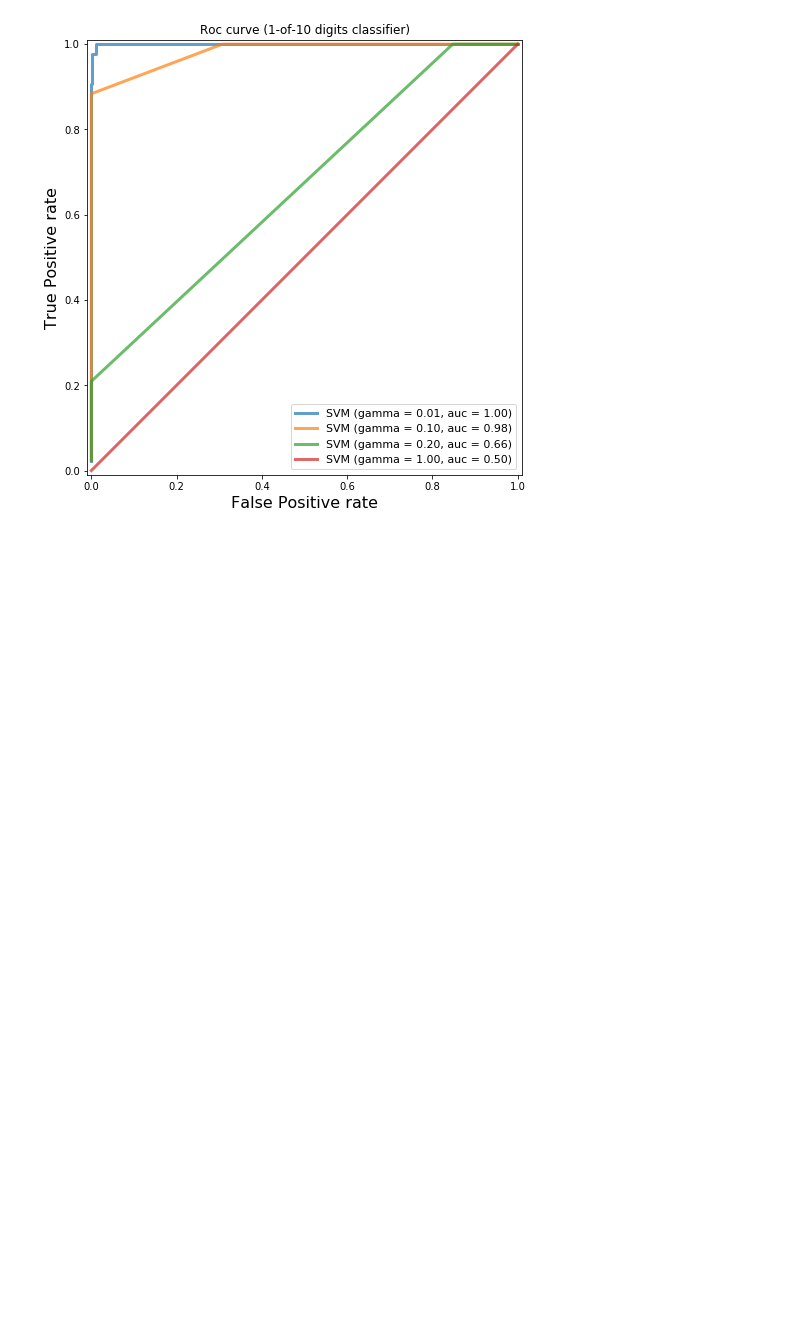
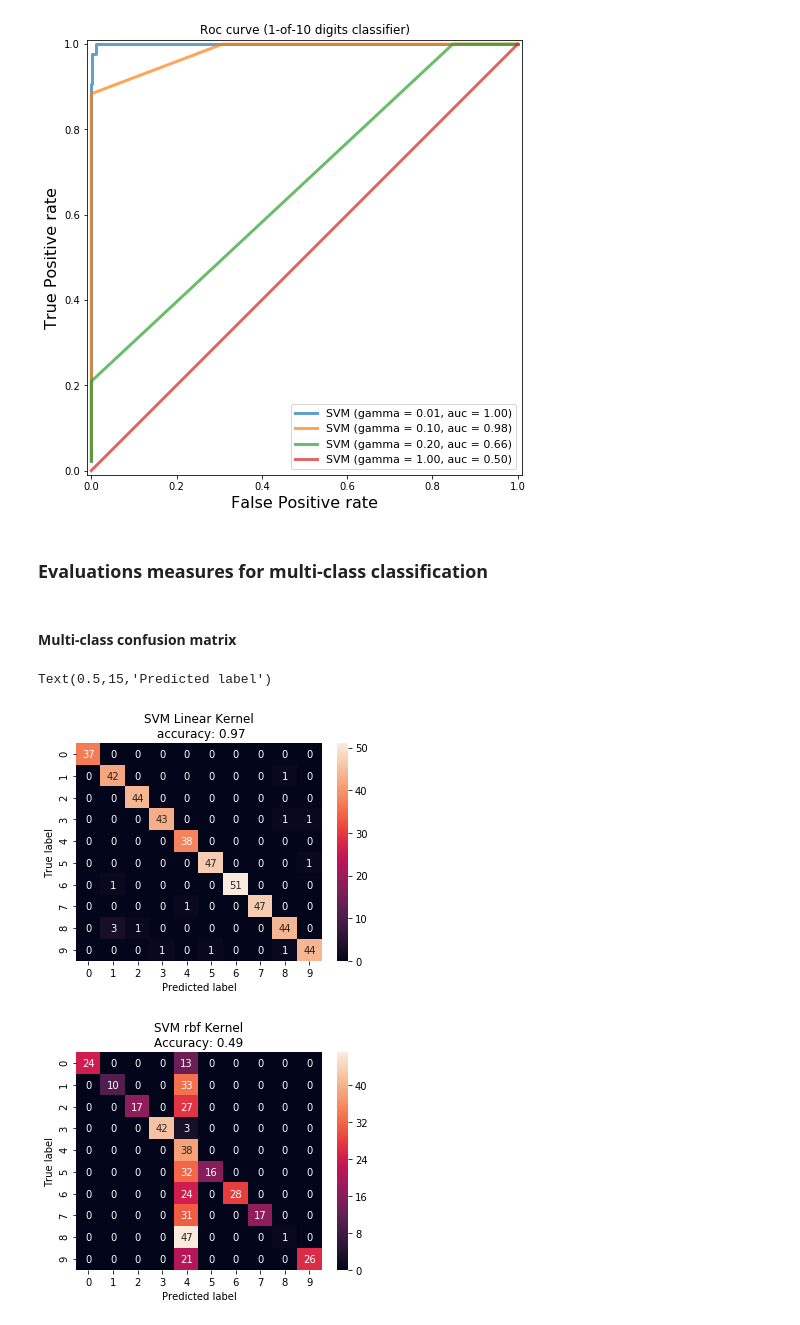
Before and after one commit to djaballah/Applied-Machine-Learning, a Jupyter notebook: module 3/module3-notebook.ipynb, the cells around one changed output. Drawn from its saved outputs; the diff is of its cells as text; code cells hidden in the pictures; blank space fills up the shorter version.

Commit message:
Adding the evaluation measures for multi-class classification part in module 3

```diff
--- a/module 3/module3-notebook.ipynb
+++ b/module 3/module3-notebook.ipynb
@@ -332,3 +332,46 @@ gamma = 0.10  accuracy = 0.90   AUC = 0.98
 gamma = 0.20  accuracy = 0.90   AUC = 0.66
 gamma = 1.00  accuracy = 0.90   AUC = 0.50
 [figure]
+# %% [markdown]
+### Evaluations measures for multi-class classification
+# %% [markdown]
+#### Multi-class confusion matrix
+# %%
+from sklearn.metrics import confusion_matrix
+
+dataset = load_digits()
+X, y = dataset.data, dataset.target
+
+X_train, X_test, y_train, y_test = train_test_split(X, y, random_state=0)
+
+svm = SVC(kernel='linear')
+svm.fit(X_train, y_train)
+
+svm_prediction = svm.predict(X_test)
+confusion_mc = confusion_matrix(y_test, svm_prediction)
+
+df_confusion = pd.DataFrame(confusion_mc,
+                            index=[i for i in range(0, 10)], columns=[i for i in range(0, 10)])
+
+plt.figure(figsize=(5.5, 4))
+sns.heatmap(df_confusion, annot=True)
+plt.title('SVM Linear Kernel\n accuracy: {:.2f}'.format(accuracy_score(y_test, svm_prediction)))
+plt.ylabel('True label')
+plt.xlabel('Predicted label')
+
+svm = SVC(kernel='rbf')
+svm.fit(X_train, y_train)
+svm_prediction = svm.predict(X_test)
+confusion_mc = confusion_matrix(y_test, svm_prediction)
+df_confusion = pd.DataFrame(confusion_mc,
+                            index=[i for i in range(0, 10)], columns=list(range(0, 10)))
+
+plt.figure(figsize=(5.5, 4))
+sns.heatmap(df_confusion, annot=True)
+plt.title('SVM rbf Kernel\nAccuracy: {:.2f}'.format(accuracy_score(y_test, svm_prediction)))
+plt.ylabel('True label')
+plt.xlabel('Predicted label')
+# %% [output]
+Text(0.5,15,'Predicted label')
+[figure, added]
+[figure, added]
```
Also changed, not shown: parts of 7 cells of this notebook.
